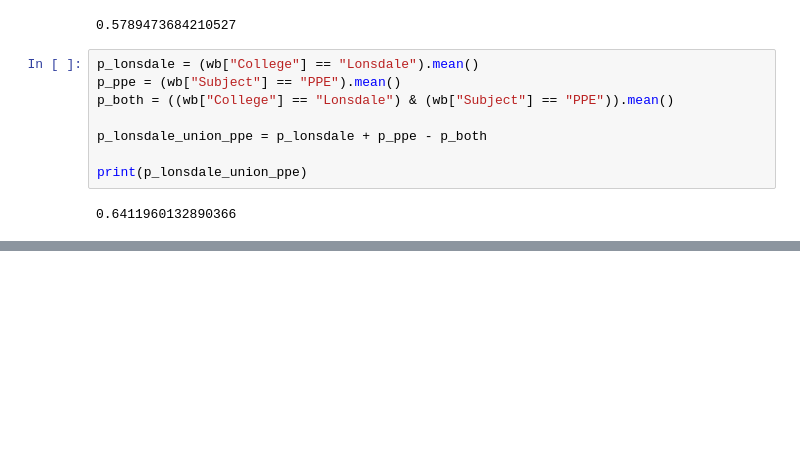
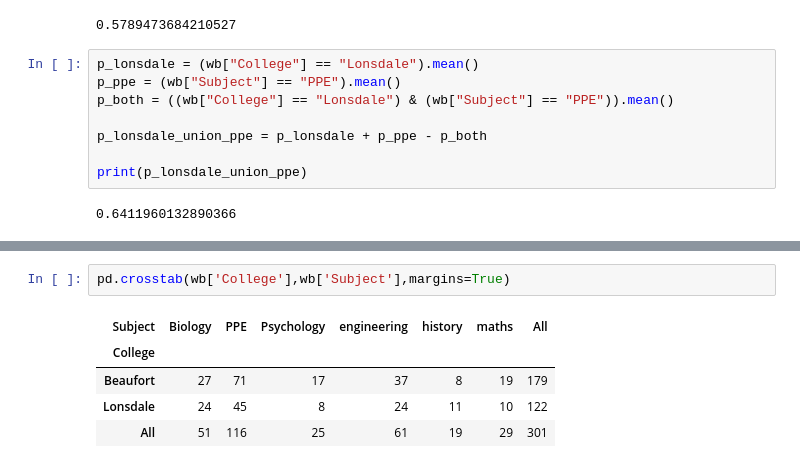
Before and after one commit to lilydavies442-lgtm/EP-stats-project-, a Jupyter notebook: 2.1_Probability/2.1.9_PythonExercises.ipynb, the cells around one changed output, grey strips where cells are left out. Drawn from its saved outputs; the diff is of its cells as text; blank space fills up the shorter version.

```diff
--- a/2.1_Probability/2.1.9_PythonExercises.ipynb
+++ b/2.1_Probability/2.1.9_PythonExercises.ipynb
@@ -139,0 +160,8 @@ print(p_lonsdale_union_ppe)
+# %%
+pd.crosstab(wb['College'],wb['Subject'],margins=True)
+# %% [output]
+| Subject | Biology | PPE | Psychology | engineering | history | maths | All |
+| College |  |  |  |  |  |  |  |
+| Beaufort | 27 | 71 | 17 | 37 | 8 | 19 | 179 |
+| Lonsdale | 24 | 45 | 8 | 24 | 11 | 10 | 122 |
+| All | 51 | 116 | 25 | 61 | 19 | 29 | 301 |
```
Also changed, not shown: parts of 2 cells of this notebook.
